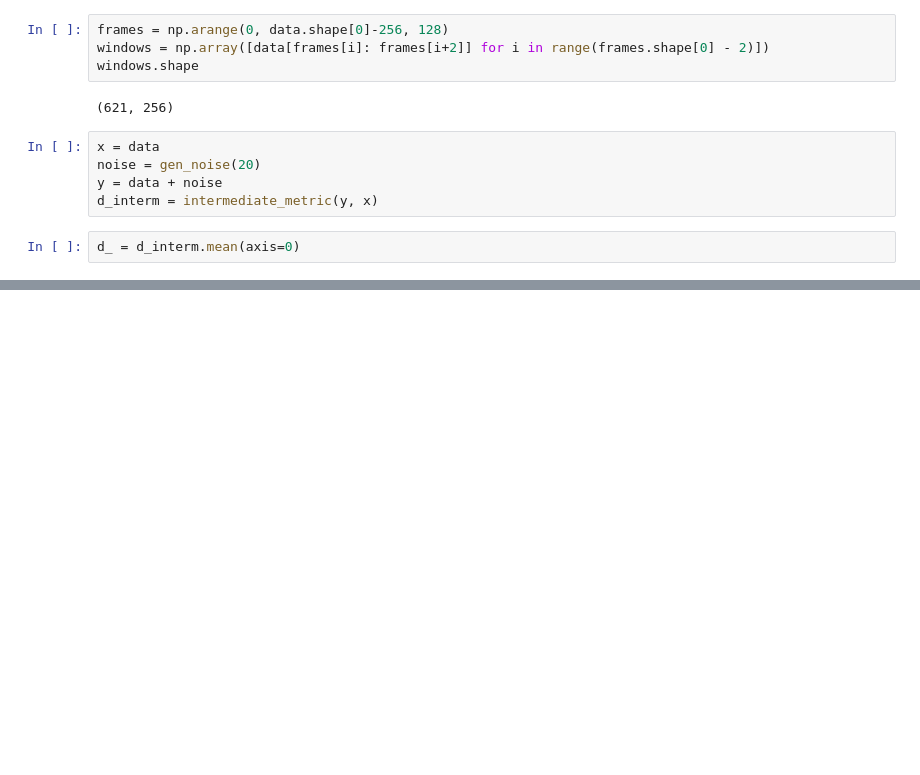
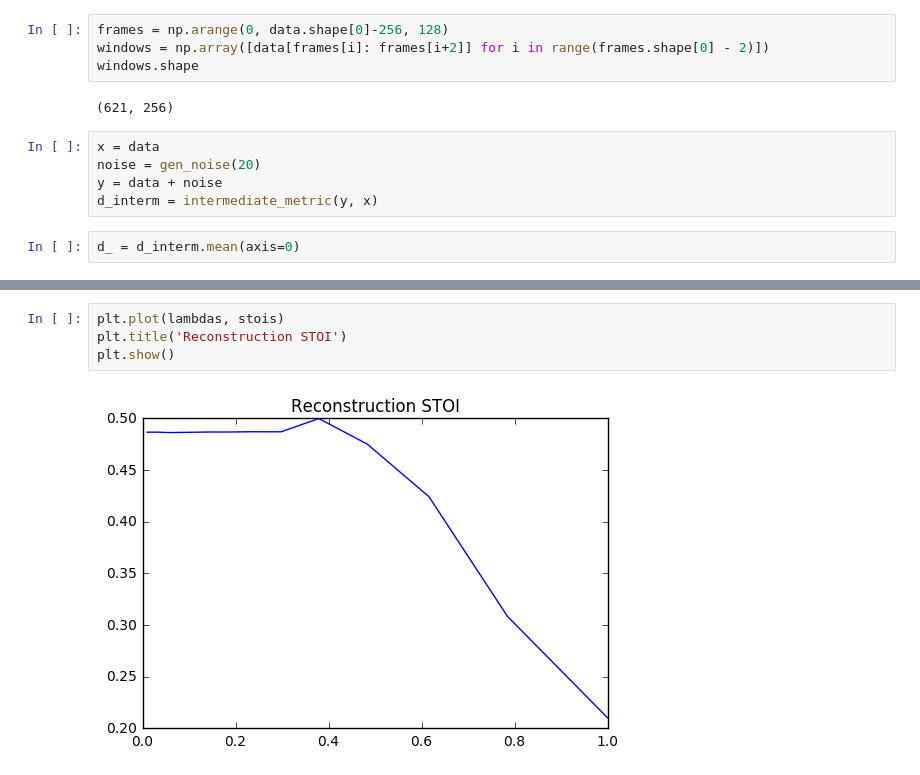
Before and after one commit to Lextal/sipproj, a Jupyter notebook: stoi.ipynb, the cells around one changed output, grey strips where cells are left out. Drawn from its saved outputs; the diff is of its cells as text; blank space fills up the shorter version.

```diff
--- a/stoi.ipynb
+++ b/stoi.ipynb
@@ -166,0 +381,6 @@ plt.show()
+# %%
+plt.plot(lambdas, stois)
+plt.title('Reconstruction STOI')
+plt.show()
+# %% [output]
+[figure, added]
```
Also changed, not shown: parts of 17 cells of this notebook.
